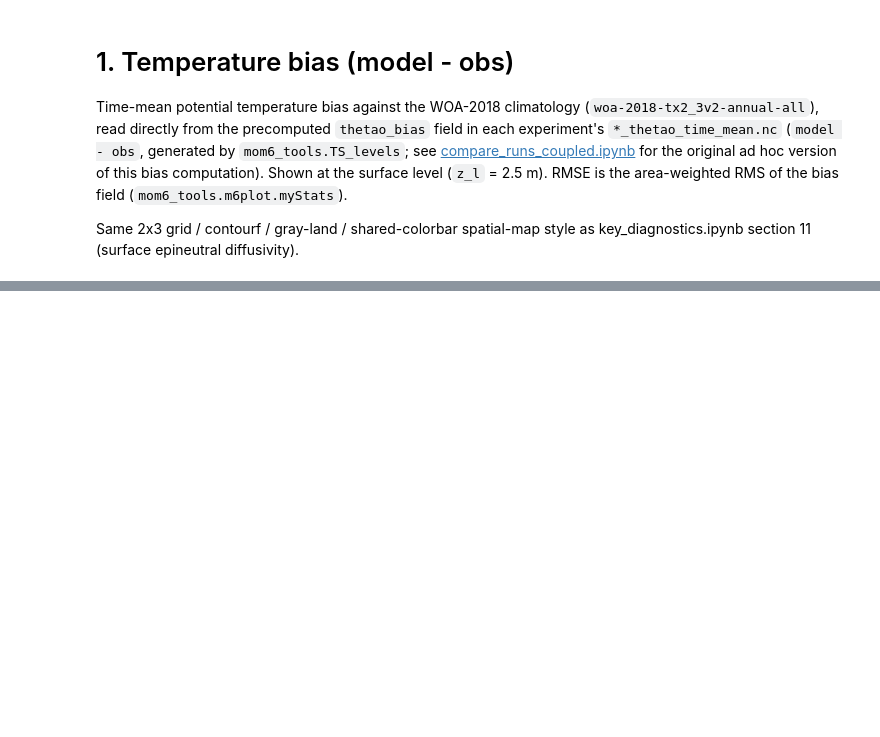
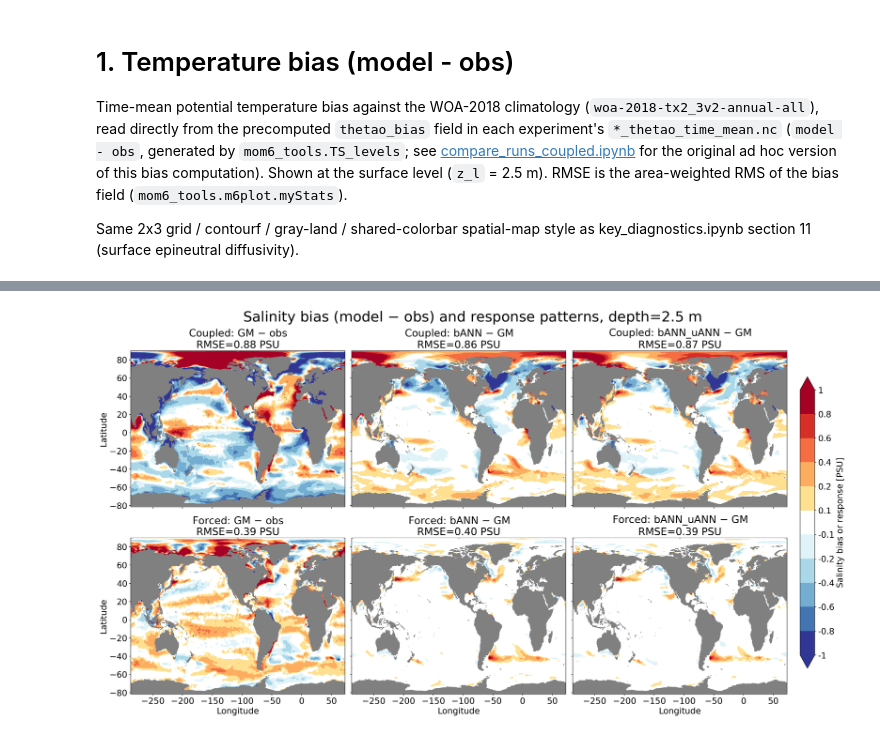
Before and after one commit to m2lines/m2lines-CESM3-diagnostics, a Jupyter notebook: notebooks/biases.ipynb, the cells around one changed output, grey strips where cells are left out. Saved outputs shown, nothing was run; the diff lists cells and outputs as text; code cells hidden in the pictures; blank space fills up the shorter version.

```diff
--- a/notebooks/biases.ipynb
+++ b/notebooks/biases.ipynb
@@ -161,0 +250,4 @@ plt.show()
+# %%
+plot_so_bias_maps(2.5)   # surface (nearest z_l = 2.5 m)
+# %% [output]
+[figure, added]
```
Also changed, not shown: parts of 13 cells of this notebook, 1 other file.
